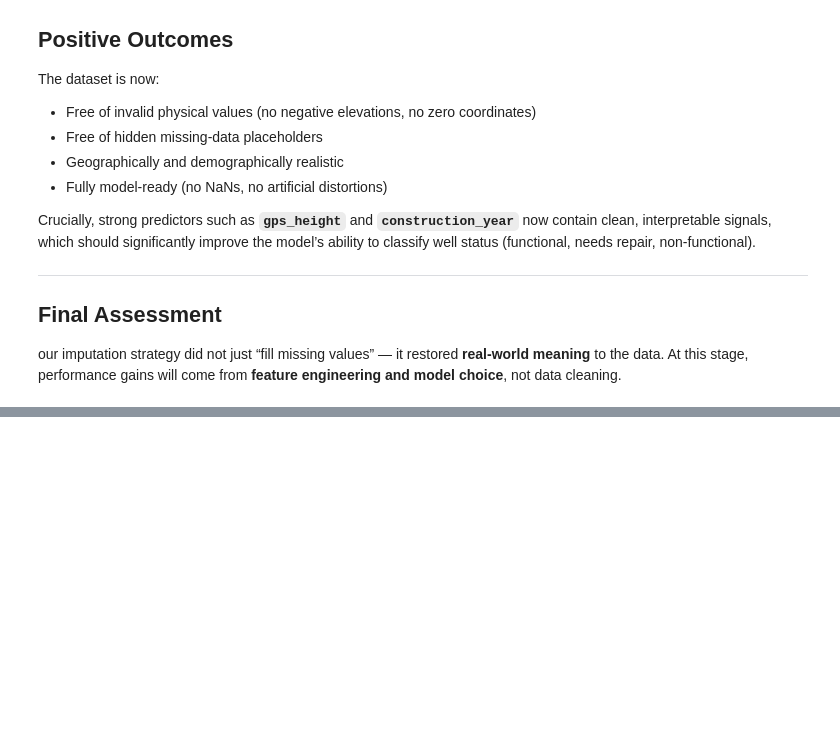
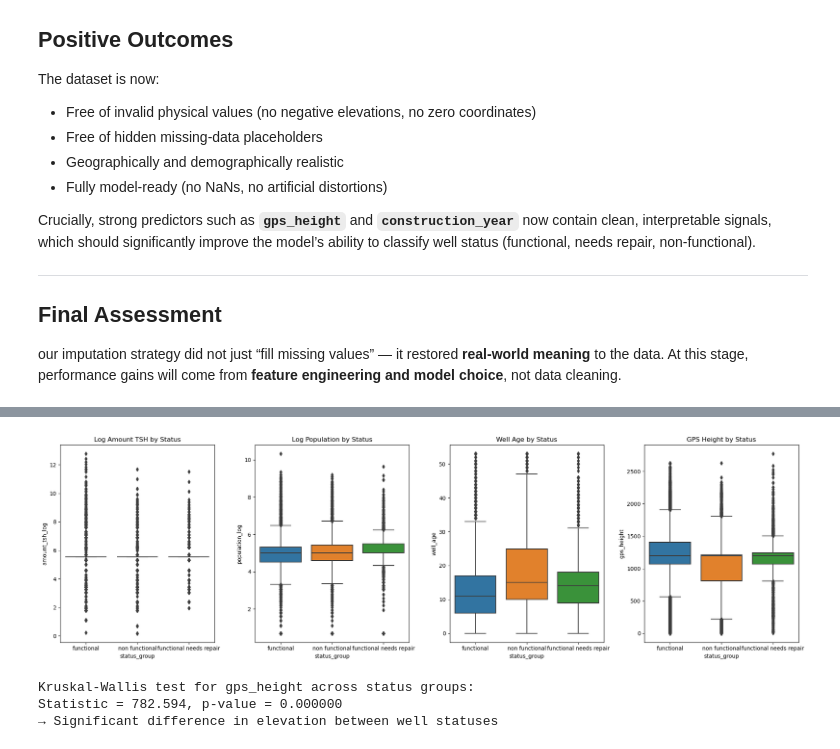
Before and after one commit to Dahir-ke/dsc_phase3_project, a Jupyter notebook: phase3_project.ipynb, the cells around one changed output, grey strips where cells are left out. Cells and saved outputs as stored; diff of their text form; code cells hidden in the pictures; blank space fills up the shorter version.

```diff
--- a/phase3_project.ipynb
+++ b/phase3_project.ipynb
@@ -446,0 +849,47 @@ plt.show()
+# %%
+# ───────────────────────────────────────────────────────────────
+# CELL 5: Boxplots vs status_group (to check predictive power)
+# ───────────────────────────────────────────────────────────────
+
+fig, axes = plt.subplots(1, 4, figsize=(20, 6))
+
+sns.boxplot(x='status_group', y='amount_tsh_log', data=df_train, ax=axes[0])
+axes[0].set_title('Log Amount TSH by Status')
+
+sns.boxplot(x='status_group', y='population_log', data=df_train, ax=axes[1])
+axes[1].set_title('Log Population by Status')
+
+sns.boxplot(x='status_group', y='well_age', data=df_train, ax=axes[2])
+axes[2].set_title('Well Age by Status')
+
+sns.boxplot(x='status_group', y='gps_height', data=df_train, ax=axes[3])
+axes[3].set_title('GPS Height by Status')
+
+plt.tight_layout()
+plt.show()
+# %% [output]
+[figure, added]
+# %%
+
+# Statistical test – Kruskal-Wallis on GPS Height
+
+from scipy.stats import kruskal
+
+# Groups based on status_group (make sure it's encoded or use strings)
+groups = [
+    df_train[df_train['status_group'] == 'functional']['gps_height'],
+    df_train[df_train['status_group'] == 'functional needs repair']['gps_height'],
+    df_train[df_train['status_group'] == 'non functional']['gps_height']
+]
+
+stat, p_value = kruskal(*groups)
+print(f"Kruskal-Wallis test for gps_height across status groups:")
+print(f"Statistic = {stat:.3f}, p-value = {p_value:.6f}")
+if p_value < 0.05:
+    print("→ Significant difference in elevation between well statuses")
+else:
+    print("→ No strong statistical difference")
+# %% [output]
+Kruskal-Wallis test for gps_height across status groups:
+Statistic = 782.594, p-value = 0.000000
+→ Significant difference in elevation between well statuses
```
Also changed, not shown: parts of 54 cells of this notebook, 2 other files.
